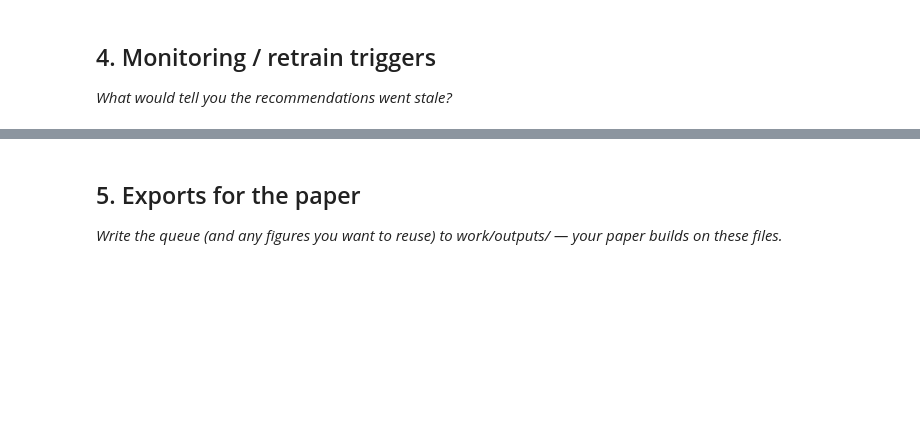
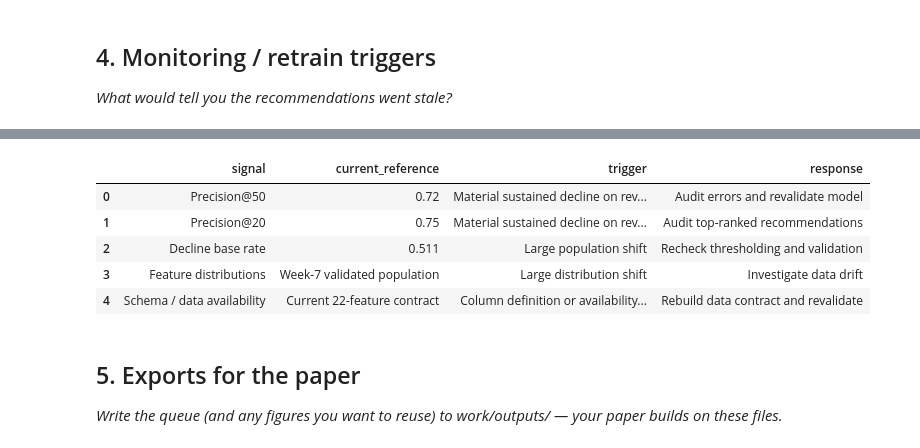
Before and after one commit to aliakhtar1010/search-ranking-ml, a Jupyter notebook: work/notebooks/w07_action_playbook.ipynb, the cells around one changed output, grey strips where cells are left out. Cells and saved outputs as stored; diff of their text form; code cells hidden in the pictures; blank space fills up the shorter version.

Commit message:
build ranked content review playbook from validated model

```diff
--- a/work/notebooks/w07_action_playbook.ipynb
+++ b/work/notebooks/w07_action_playbook.ipynb
@@ -37,3 +383,47 @@ This skeleton is yours to fill. Work the sections **in order** — each one has
+# %%
+# This cell is for CODE (numbers, a query, a check).
+# Write your text answer in the cell ABOVE this one — typing sentences here breaks Run All.
+monitoring_triggers = pd.DataFrame([
+    {
+        "signal": "Precision@50",
+        "current_reference": 0.72,
+        "trigger": "Material sustained decline on reviewed future batches",
+        "response": "Audit errors and revalidate model"
+    },
+    {
+        "signal": "Precision@20",
+        "current_reference": 0.75,
+        "trigger": "Material sustained decline on reviewed future batches",
+        "response": "Audit top-ranked recommendations"
+    },
+    {
+        "signal": "Decline base rate",
+        "current_reference": round(float(y_test.mean()), 3),
+        "trigger": "Large population shift",
+        "response": "Recheck thresholding and validation"
+    },
+    {
+        "signal": "Feature distributions",
+        "current_reference": "Week-7 validated population",
+        "trigger": "Large distribution shift",
+        "response": "Investigate data drift"
+    },
+    {
+        "signal": "Schema / data availability",
+        "current_reference": "Current 22-feature contract",
+        "trigger": "Column definition or availability changes",
+        "response": "Rebuild data contract and revalidate"
+    }
+])
+
+monitoring_triggers
+# %% [output]
+|  | signal | current_reference | trigger | response |
+| 0 | Precision@50 | 0.72 | Material sustained decline on rev... | Audit errors and revalidate model |
+| 1 | Precision@20 | 0.75 | Material sustained decline on rev... | Audit top-ranked recommendations |
+| 2 | Decline base rate | 0.511 | Large population shift | Recheck thresholding and validation |
+| 3 | Feature distributions | Week-7 validated population | Large distribution shift | Investigate data drift |
+| 4 | Schema / data availability | Current 22-feature contract | Column definition or availability... | Rebuild data contract and revalidate |
 # %% [markdown]
 ## 5. Exports for the paper
 
```
Also changed, not shown: parts of 15 cells of this notebook.
